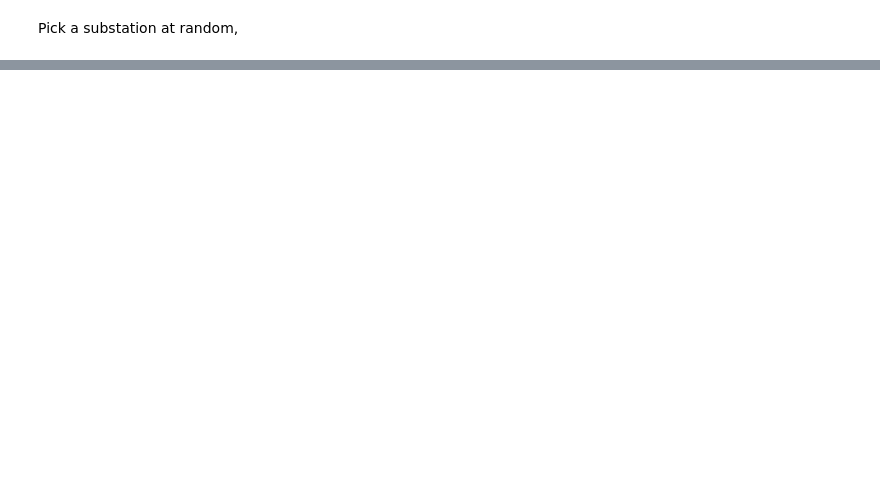
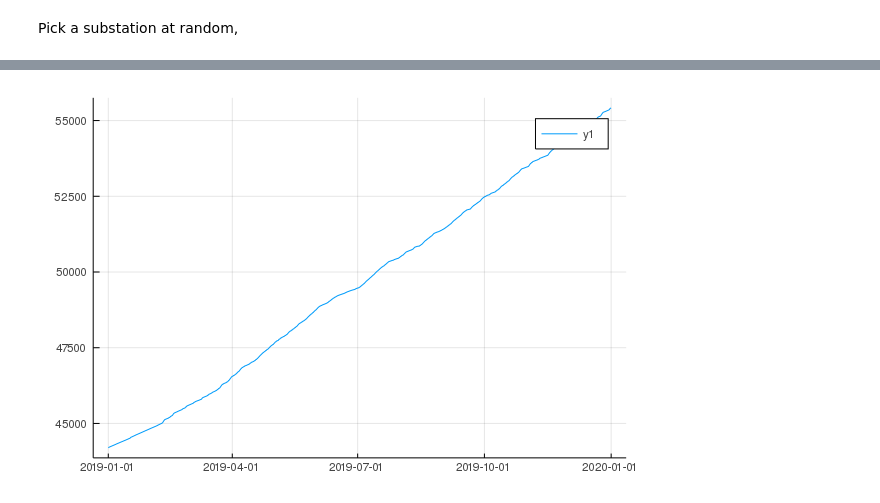
Before and after one commit to noda/Sonic.jl-deprecated-, a Jupyter notebook: doc/case-studies/veab/1_ETL_Evo.ipynb, the cells around one changed output, grey strips where cells are left out. Cells and saved outputs as stored; diff of their text form; code cells hidden in the pictures; blank space fills up the shorter version.

```diff
--- a/doc/case-studies/veab/1_ETL_Evo.ipynb
+++ b/doc/case-studies/veab/1_ETL_Evo.ipynb
@@ -58,3 +124,5 @@ Plot some graphics,
 # %%
-@df data[key] plot(:datetime, [Symbol("Flow") ])
+@df data[key] plot(:datetime, [:volume])
+# %% [output]
+[figure, added]
 # %%
```
Also changed, not shown: parts of 26 cells of this notebook, 3 other files.
